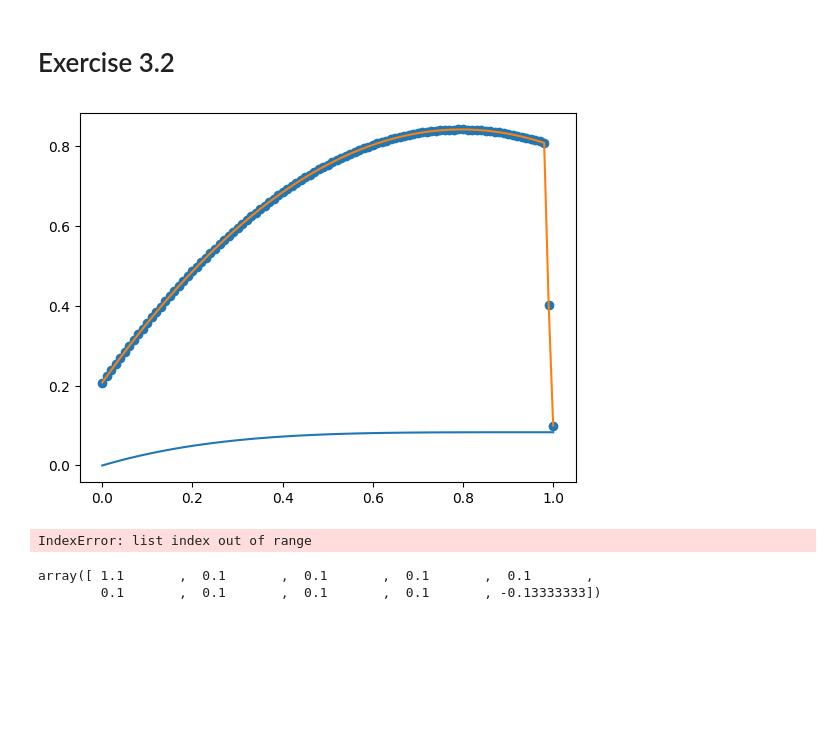
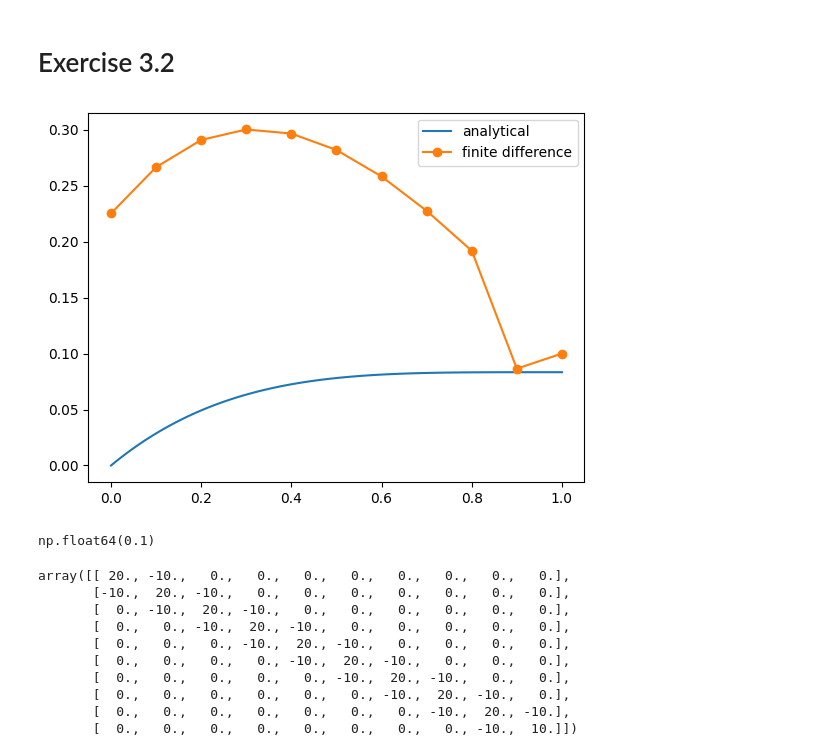
Before and after one commit to 000rla/Numerics_assignment_2, a Jupyter notebook: exercises.ipynb, the cells around one changed output. Cells and saved outputs as stored; diff of their text form; code cells hidden in the pictures; blank space fills up the shorter version.

```diff
--- a/exercises.ipynb
+++ b/exercises.ipynb
@@ -58,25 +58,16 @@ def dN(x,A):
 def S(x):
     return 1-x
 
-def stiffness(Ne):
+def stiffness(dx):
     return 1/dx*np.array([[1,-1],[-1,1]])
-    # K = np.zeros((Ne, Ne))
-    # for A in range(Ne):
-    #     for B in range(Ne):
-    #         K[A,B]=(-1)**(A+B)/dx
-    # return K
 
-def force(A):
-    return (dx/3)*np.array([1,2])
-    # return (sp.integrate.quad(SbyN,0,1,args=(A)))[0]
-
-def SbyN(x,A):
-    return S(x)*N(A,[x])
+def force(dx,x1,x2):
+    return ((dx)/6)*np.array([2*S(x1)+S(x2),S(x1)+2*S(x2)])
 # %%
 alpha=.1
 beta=-.2
 
-Ne = 100
+Ne = 10
 # nodes = np.array([0, *sorted(np.random.rand(Ne-1)), 1])
 nodes=np.linspace(0,1,Ne+1)
 dx=nodes[1]-nodes[0]
@@ -89,15 +80,16 @@ for e in range(Ne):
     else:
         LM[0, e] = LM[1, e-1]
         LM[1, e] = LM[0, e] + 1
+
 K = np.zeros((Ne, Ne))
 F = np.zeros((Ne,))
+
 for e in range(Ne):
-    k_e = stiffness(nodes[e:e+2])
-    # k_e=stiffness(Ne)
+    k_e = stiffness(dx)
 
     for a in range(2):
-        f_e = force(A)
         A = LM[a, e]
+        f_e = force(dx,nodes[e],nodes[e+1])
         for b in range(2):
             B = LM[b, e]
             if (A >= 0) and (B >= 0):
@@ -116,26 +108,34 @@ Psi_A[1:] = np.linalg.solve(K, F)
 # %%
 x_ana=np.linspace(0,1,100)
 y_ana=x_ana*(4-6*x_ana+4*x_ana**2-x_ana**3)/12
 
 phiT = np.zeros(len(nodes))
 
 for e in range(Ne):
     for a in range(2):
         A = LM[a, e]
         phiT += Psi_A[e]*N(A,nodes)
 
-plt.plot(x_ana,y_ana)
-plt.plot(nodes,phiT)
-plt.scatter(nodes,phiT)
+plt.plot(x_ana,y_ana,label='analytical')
+plt.plot(nodes,phiT,'o-',label='finite difference')
+plt.legend()
 plt.show()
 # %% [output]
-[figure, old version]
+[figure, new version]
-# %%
-sp.integrate.quad(SbyN,0,1,args=(1))
-# %% [output]
-IndexError: list index out of range
-# %%
-F
-# %% [output]
-array([ 1.1       ,  0.1       ,  0.1       ,  0.1       ,  0.1       ,
-        0.1       ,  0.1       ,  0.1       ,  0.1       , -0.13333333])
+# %%
+dx
+# %% [output]
+np.float64(0.1)
+# %%
+K
+# %% [output]
+array([[ 20., -10.,   0.,   0.,   0.,   0.,   0.,   0.,   0.,   0.],
+       [-10.,  20., -10.,   0.,   0.,   0.,   0.,   0.,   0.,   0.],
+       [  0., -10.,  20., -10.,   0.,   0.,   0.,   0.,   0.,   0.],
+       [  0.,   0., -10.,  20., -10.,   0.,   0.,   0.,   0.,   0.],
+       [  0.,   0.,   0., -10.,  20., -10.,   0.,   0.,   0.,   0.],
+       [  0.,   0.,   0.,   0., -10.,  20., -10.,   0.,   0.,   0.],
+       [  0.,   0.,   0.,   0.,   0., -10.,  20., -10.,   0.,   0.],
+       [  0.,   0.,   0.,   0.,   0.,   0., -10.,  20., -10.,   0.],
+       [  0.,   0.,   0.,   0.,   0.,   0.,   0., -10.,  20., -10.],
+       [  0.,   0.,   0.,   0.,   0.,   0.,   0.,   0., -10.,  10.]])
```
